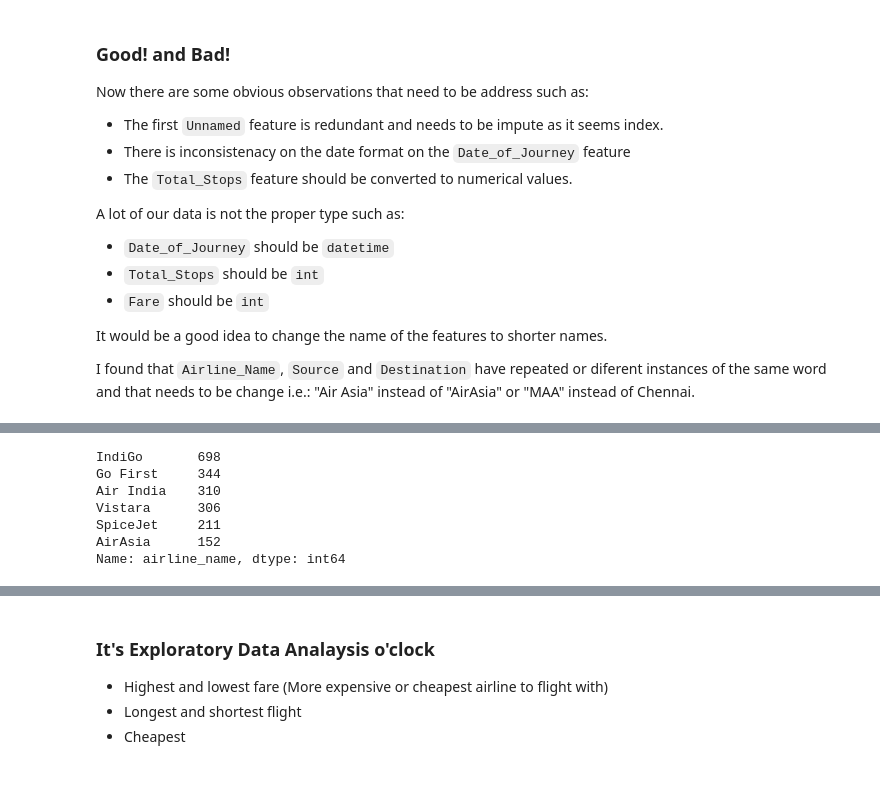
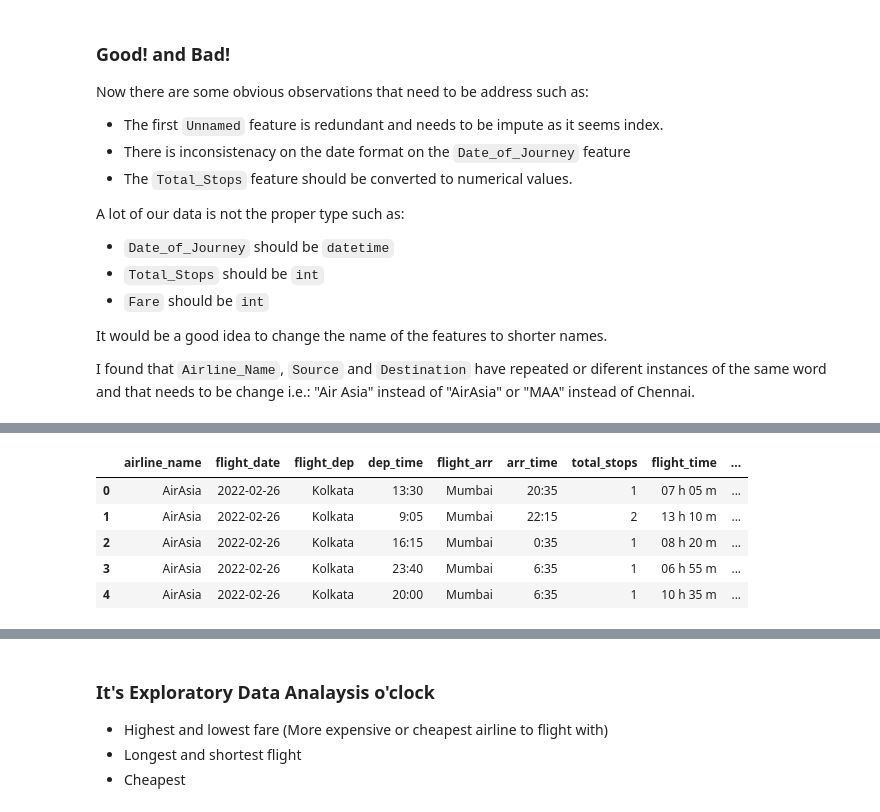
Before and after one commit to maco-data/airline-fare-prediction, a Jupyter notebook: notebook_eda.ipynb, the cells around one changed output, grey strips where cells are left out. Drawn from its saved outputs; the diff is of its cells as text; code cells hidden in the pictures; blank space fills up the shorter version.

```diff
--- a/notebook_eda.ipynb
+++ b/notebook_eda.ipynb
@@ -37,8 +37,8 @@ The data comes in a excel file format which I re-exported as a csv directly from
 In the data we have 10 variables and 2021 features. But we get all in 1 column due to the file being delimeted by semicolon. Lets fix that!
 # %%
 # Loading the data  with necessary attribute to convert it correctly into a dataframe
-data = pd.read_csv(r'dataset/airlines_data.csv', delimiter=';', thousands=' ')
-data
+train_data = pd.read_csv(r'dataset/airlines_data.csv', delimiter=';', thousands=' ')
+train_data
 # %% [output]
 |  | Unnamed: 0 | Airline_Name | Date_of_Journey | Source | Destination | Dept_Time | Total_Stops | ... |
 | 0 | 0 | AirAsia | 26/02/2022 | Kolkata | Mumbai | 13:30 | 1 stop | ... |
@@ -277,10 +102,0 @@ data.head()
-# %%
-data['airline_name'].value_counts()
-# %% [output]
-IndiGo       698
-Go First     344
-Air India    310
-Vistara      306
-SpiceJet     211
-AirAsia      152
-Name: airline_name, dtype: int64
@@ -290,0 +103,39 @@ print(f"There are {len(unique_vals)} unique elements in this feature : {unique_v
+# %%
+# Imputing the  "Unnamed" feature
+train_data.drop(train_data.columns[0], axis=1, inplace=True)
+train_data.head()
+# %%
+# Renaming and reordering features.
+new_cols = ["airline_name", "flight_date", "flight_dep", "flight_arr", "dep_time", "total_stops", "flight_time", "arr_time", "flight_fare"]
+train_data.columns = new_cols
+
+new_cols_ord = ["airline_name", "flight_date", "flight_dep", "dep_time", "flight_arr", "arr_time", "total_stops","flight_time", "flight_fare"]
+train_data = train_data.reindex(columns=new_cols_ord)
+
+train_data.head()
+# %%
+# Changing data type of flight_date to desire format: Y-M-D.
+train_data['flight_date'] = pd.to_datetime(train_data['flight_date'])
+
+train_data.head()
+# %%
+# Converting string to numerical values in total_flights feature.
+
+"""numpy.where, is a vectorized version of if/else, with the
+condition constructed by str.contains"""
+
+train_data['total_stops'] = np.where(train_data.total_stops.str.contains("1"), 1,
+                    np.where(train_data.total_stops.str.contains("2"), 2,
+                    np.where(train_data.total_stops.str.contains("3"), 3, 0,
+                    )
+                )
+            )
+
+train_data.head()
+# %% [output]
+|  | airline_name | flight_date | flight_dep | dep_time | flight_arr | arr_time | total_stops | flight_time | ... |
+| 0 | AirAsia | 2022-02-26 | Kolkata | 13:30 | Mumbai | 20:35 | 1 | 07 h 05 m | ... |
+| 1 | AirAsia | 2022-02-26 | Kolkata | 9:05 | Mumbai | 22:15 | 2 | 13 h 10 m | ... |
+| 2 | AirAsia | 2022-02-26 | Kolkata | 16:15 | Mumbai | 0:35 | 1 | 08 h 20 m | ... |
+| 3 | AirAsia | 2022-02-26 | Kolkata | 23:40 | Mumbai | 6:35 | 1 | 06 h 55 m | ... |
+| 4 | AirAsia | 2022-02-26 | Kolkata | 20:00 | Mumbai | 6:35 | 1 | 10 h 35 m | ... |
```
Also changed, not shown: parts of 39 cells of this notebook.
